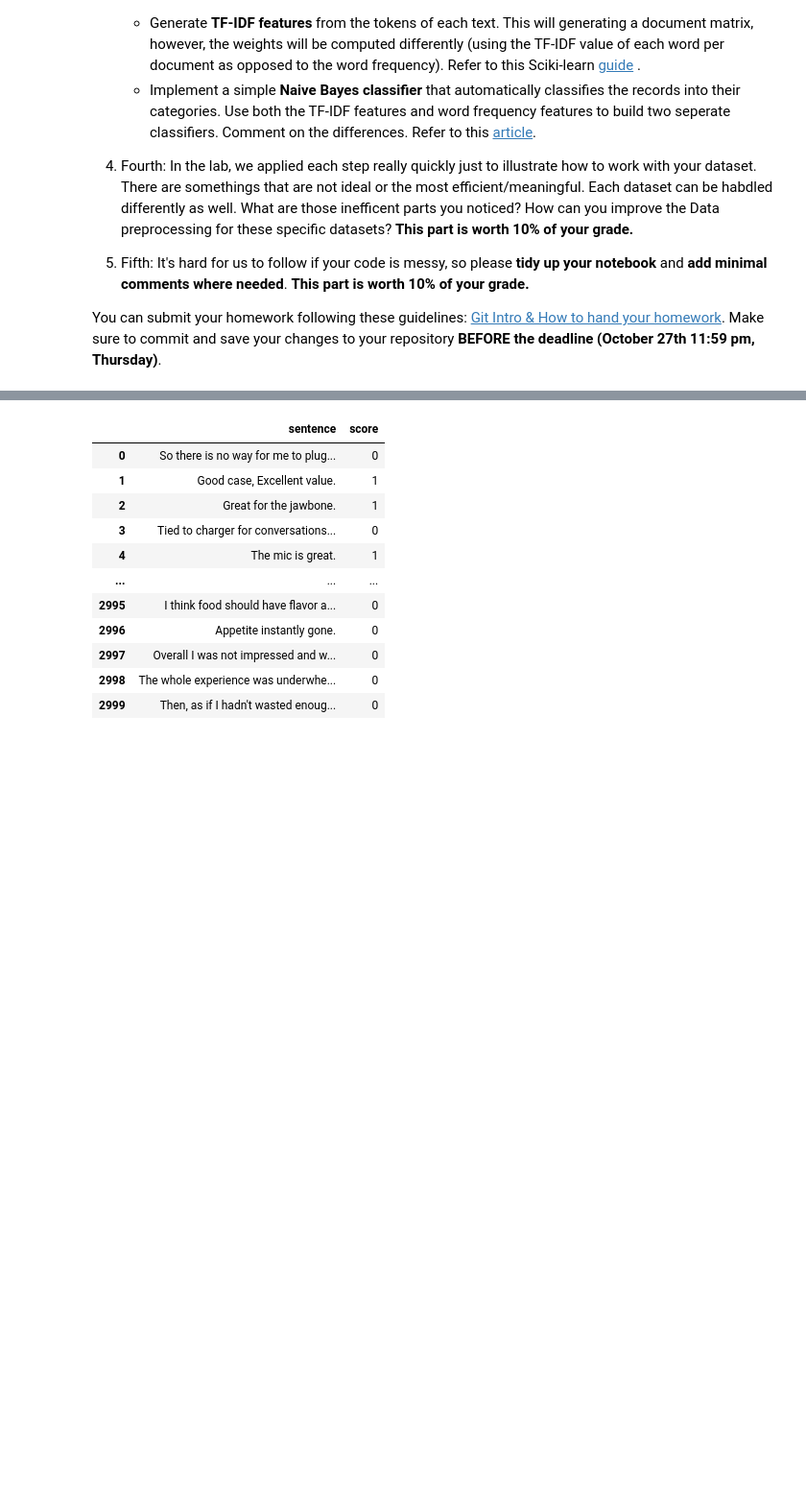
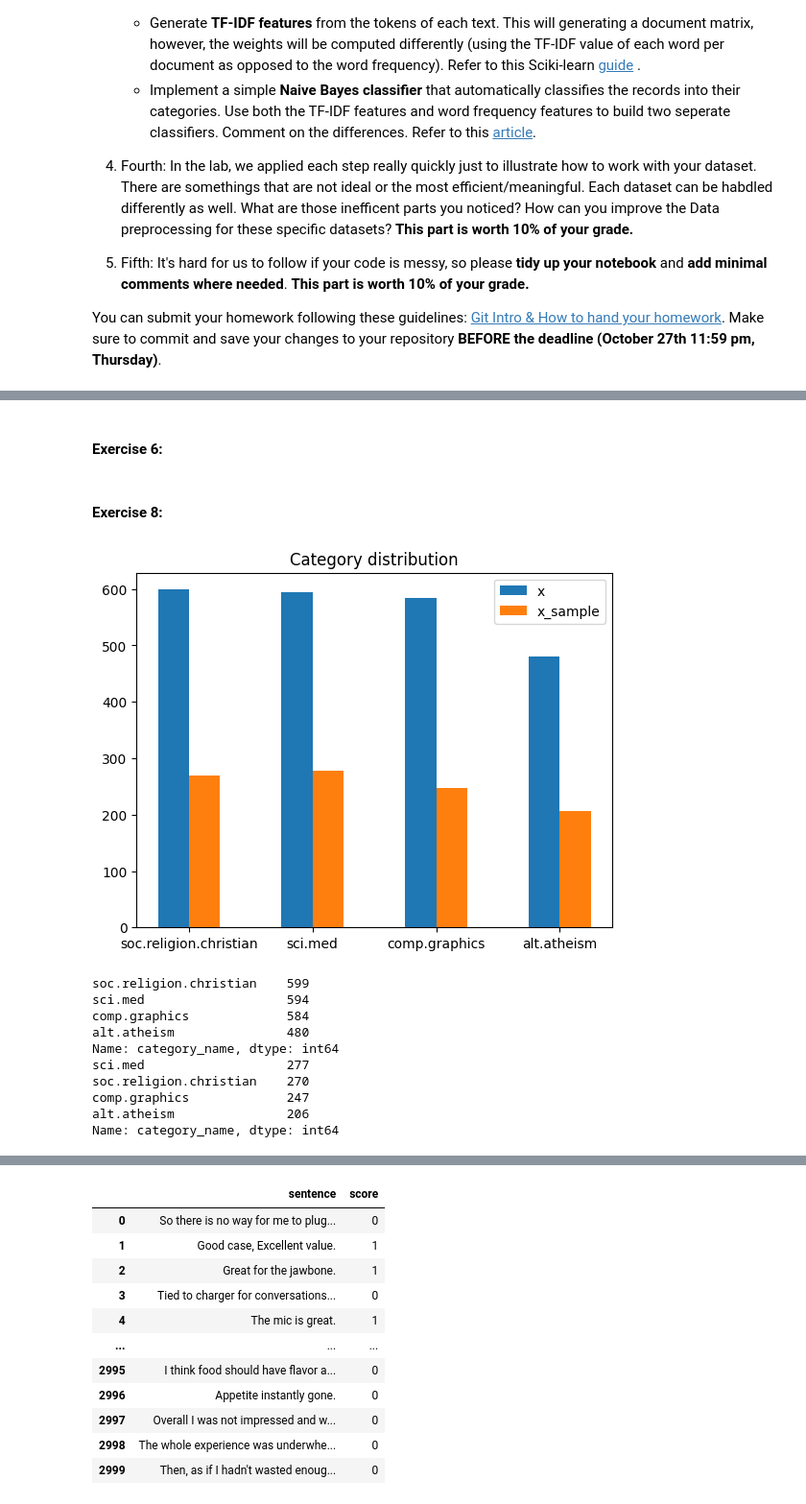
Before and after one commit to waylon620/DM2023-Lab1-Master, a Jupyter notebook: Homework/DM2023-Lab1-Homework.ipynb, the cells around one changed output, grey strips where cells are left out. Shown at 96% size. Drawn from its saved outputs; the diff is of its cells as text; code cells hidden in the pictures; blank space fills up the shorter version.

```diff
--- a/Homework/DM2023-Lab1-Homework.ipynb
+++ b/Homework/DM2023-Lab1-Homework.ipynb
@@ -33,0 +36,14 @@ You can submit your homework following these guidelines: [Git Intro & How to han
+# %%
+import pandas as pd
+import data_mining_helpers as dmh
+from sklearn.datasets import fetch_20newsgroups
+
+categories = ['alt.atheism', 'soc.religion.christian', 'comp.graphics', 'sci.med']
+
+twenty_train = fetch_20newsgroups(subset='train', categories=categories,
+                                  shuffle=True, random_state=42)
+
+# construct dataframe from a list
+X = pd.DataFrame.from_records(dmh.format_rows(twenty_train), columns= ['text'])
+X["category"] = twenty_train.target
+X["category_name"] = X.category.apply(lambda t: dmh.format_labels(t, twenty_train))
@@ -33,0 +123,2 @@ You can submit your homework following these guidelines: [Git Intro & How to han
+# %% [markdown]
+#### Exercise 6:
@@ -33,0 +128,40 @@ You can submit your homework following these guidelines: [Git Intro & How to han
+# %% [markdown]
+#### Exercise 8:
+# %%
+# Answer here
+import numpy as np
+import matplotlib.pyplot as plt
+X_sample = X.sample(n=1000,random_state=42) #random state
+
+categories = ['alt.atheism', 'soc.religion.christian', 'comp.graphics', 'sci.med']
+bar_width = 0.25
+fig, ax = plt.subplots()
+x = np.arange(len(X.category_name.value_counts()))
+
+sample_order = X_sample.category_name.value_counts()
+
+bar1 = ax.bar(x - bar_width/2, X.category_name.value_counts(), bar_width, label='x')
+bar2 = ax.bar(x + bar_width/2, [sample_order[1],sample_order[0],sample_order[2],sample_order[3]], bar_width, label='x_sample')
+
+# Add labels, title, and legend
+ax.set_title('Category distribution')
+ax.set_xticks([0 ,1, 2, 3])
+ax.set_xticklabels(X.category_name.value_counts().index)
+ax.legend()
+
+# Show the plot
+plt.show()
+print(X.category_name.value_counts())
+print(X_sample.category_name.value_counts())
+# %% [output]
+[figure, added]
+soc.religion.christian    599
+sci.med                   594
+comp.graphics             584
+alt.atheism               480
+Name: category_name, dtype: int64
+sci.med                   277
+soc.religion.christian    270
+comp.graphics             247
+alt.atheism               206
+Name: category_name, dtype: int64
```
Also changed, not shown: parts of 27 cells of this notebook, 1 other file.
